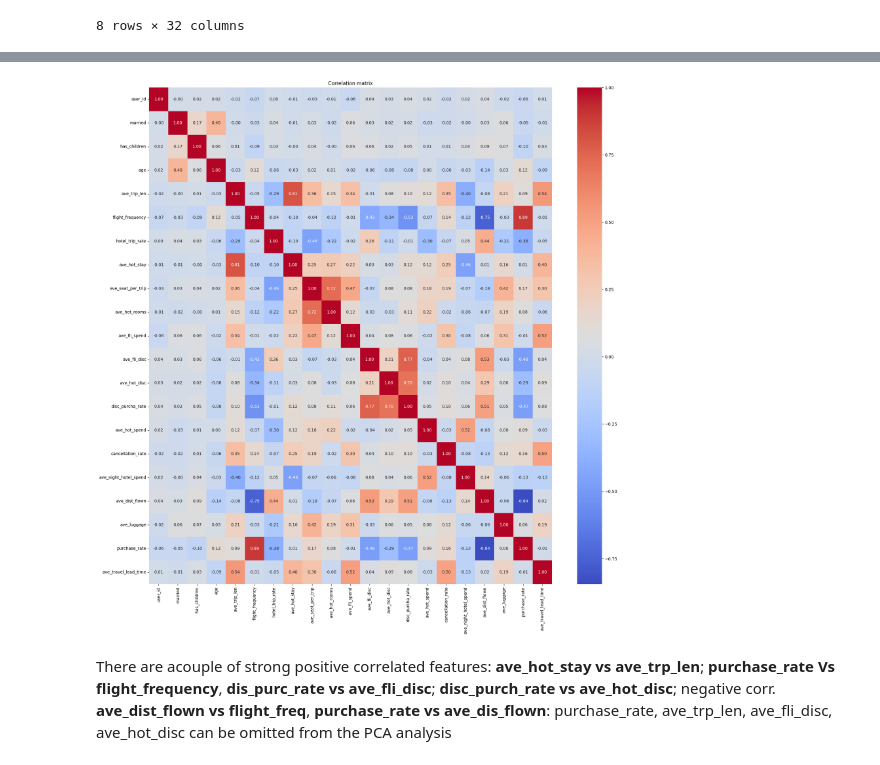
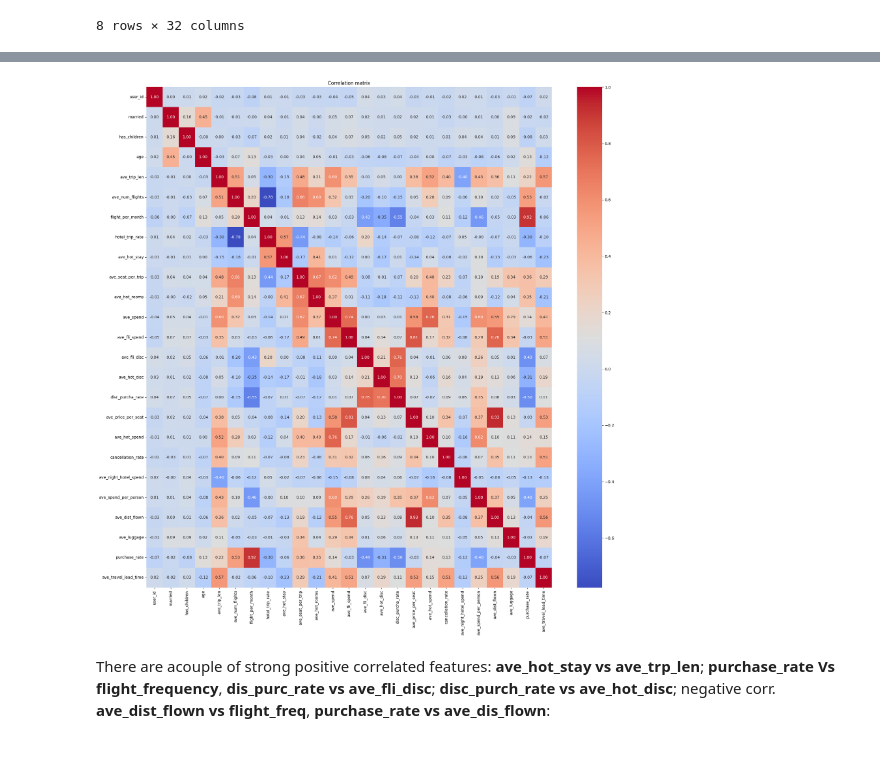
Before and after one commit to derewor/Travel-Tide-project, a Jupyter notebook: TravelTide_project_final.ipynb, the cells around one changed output, grey strips where cells are left out. Saved outputs shown, nothing was run; the diff lists cells and outputs as text; code cells hidden in the pictures.

```diff
--- a/TravelTide_project_final.ipynb
+++ b/TravelTide_project_final.ipynb
@@ -219,18 +205,21 @@ session_grouped = category_session.groupby('user_id').agg({'session_id':'count',
                                                             'flight_discount':'sum',
                                                             'hotel_discount':'sum',
                                                             'flight_booked':'sum',
+                                                            'total_flights':'sum',
                                                             'hotel_booked':'sum',
                                                             'cancellation':'sum',
                                                             'rooms':'sum',
                                                             'hotel_per_room_usd':'sum',
+                                                            'total_hot_spend':'sum',
                                                             'nights_corr':'sum',
                                                             'base_fare_usd':'sum',
                                                             'trip_length':'sum',
                                                             'seats':'sum',
                                                             'checked_bags':'sum',
                                                             'travel_lead_time':'sum',
-                                                            'distance_km':'sum'})
-session_grouped.columns = ['num_session','sum_trips','num_fli_disc','num_hot_disc','num_fli_booked','num_hot_booked','num_cancellation','num_rooms','sum_room_spend','sum_nights',
+                                                            'distance_flown':'sum'})
+session_grouped.columns = ['num_session','sum_trips','num_fli_disc','num_hot_disc','num_fli_booked','total_num_flights','num_hot_booked','num_cancellation','num_rooms',
+                           'sum_room_spend','total_hotel_spend','sum_nights',
                            'sum_fli_spend','sum_trip_length','num_seats','sum_checked_bags','sum_travel_lead_time','total_distance']
 session_grouped.reset_index().head(2)
 # %% [output]
@@ -255,20 +246,23 @@ array([3, 4, 1, 5, 2, 0, 8, 6, 7, 9])
 # %%
 # creating metrics for segmenting customers for perks
 merged_table['ave_trip_len'] = np.round(merged_table['sum_trip_length'] / merged_table['sum_trips'], decimals=2)
-merged_table['flight_frequency'] = np.round(merged_table['sum_trips'] / 7, decimals=2) # 7 is the number of months under this investigation
+merged_table['ave_num_flights'] = np.round(merged_table['total_num_flights'] / merged_table['sum_trips'], decimals=2)
+merged_table['flight_per_month'] = np.round(merged_table['sum_trips'] / 7.0, decimals=2) # 7 is the number of months under this investigation
 merged_table['hotel_trip_rate'] = np.round(merged_table['num_hot_booked'] / merged_table['num_fli_booked'], decimals=2)
-merged_table['ave_hot_stay'] = np.round(merged_table['sum_nights'] / merged_table['sum_trips'], decimals=2)
+merged_table['ave_hot_stay'] = np.round(merged_table['num_hot_booked'] / merged_table['sum_trips'], decimals=2)
 merged_table['ave_seat_per_trip'] = np.round(merged_table['num_seats'] / merged_table['sum_trips'], decimals=2)
 merged_table['ave_hot_rooms'] = np.round(merged_table['num_rooms'] / merged_table['sum_trips'], decimals=2)
-merged_table['ave_spend'] = np.round((merged_table['sum_fli_spend'] + merged_table['sum_room_spend']) / merged_table['sum_trips'], decimals=2)
+merged_table['ave_spend'] = np.round((merged_table['sum_fli_spend'] + merged_table['total_hotel_spend']) / merged_table['sum_trips'], decimals=2)
+merged_table['ave_spend_per_person'] = np.round((merged_table['ave_spend'])  / merged_table['num_seats'], decimals=2)
 merged_table['ave_fli_spend'] = np.round(merged_table['sum_fli_spend'] / merged_table['num_fli_booked'], decimals=2)
-merged_table['ave_hot_spend'] = np.round(merged_table['sum_room_spend'] / merged_table['num_hot_booked'], decimals=2)
+merged_table['ave_hot_spend'] = np.round(merged_table['total_hotel_spend'] / merged_table['num_hot_booked'], decimals=2)
 merged_table['cancellation_rate'] = np.round(merged_table['num_cancellation'] / merged_table['sum_trips'], decimals=2)
 merged_table['ave_night_hotel_spend'] = np.round(merged_table['sum_room_spend'] / merged_table['sum_nights'], decimals=2)
 merged_table['ave_dist_flown'] = np.round(merged_table['total_distance'] / merged_table['num_fli_booked'], decimals=2)
-merged_table['ave_luggage'] = np.round(merged_table['sum_checked_bags'] / merged_table['sum_trips'], decimals=2)
+merged_table['ave_luggage'] = np.round(merged_table['sum_checked_bags'] / merged_table['total_num_flights'], decimals=2)
 merged_table['ave_fli_disc'] = np.round(merged_table['num_fli_disc'] / merged_table['num_fli_booked'], decimals=2)
 merged_table['ave_hot_disc'] = np.round(merged_table['num_hot_disc'] / merged_table['num_hot_booked'], decimals=2)
 merged_table['disc_purcha_rate'] = np.round((merged_table['num_fli_disc'] + merged_table['num_hot_disc']) / merged_table['sum_trips'], decimals=2)
 merged_table['purchase_rate'] = np.round(merged_table['num_fli_booked'] / merged_table['num_session'], decimals=2)
 merged_table['ave_travel_lead_time'] = np.round(merged_table['sum_travel_lead_time'] / merged_table['num_fli_booked'], decimals=2)
+merged_table['ave_price_per_seat'] = np.round(merged_table['sum_fli_spend'] / merged_table['num_seats'], decimals=2)
@@ -296,13 +269,13 @@ dtype: int64
 # %%
-selected_metrics = merged_table[['user_id','married','has_children','age','ave_trip_len','flight_frequency','hotel_trip_rate','ave_hot_stay',
-       'ave_seat_per_trip', 'ave_hot_rooms', 'ave_fli_spend', 'ave_fli_disc', 'ave_hot_disc', 'disc_purcha_rate',
-       'ave_hot_spend', 'cancellation_rate', 'ave_night_hotel_spend',
+selected_metrics = merged_table[['user_id','married','has_children','age','ave_trip_len','ave_num_flights','flight_per_month','hotel_trip_rate','ave_hot_stay',
+       'ave_seat_per_trip', 'ave_hot_rooms', 'ave_spend','ave_fli_spend', 'ave_fli_disc', 'ave_hot_disc', 'disc_purcha_rate', 'ave_price_per_seat',
+       'ave_hot_spend', 'cancellation_rate', 'ave_night_hotel_spend', 'ave_spend_per_person',
        'ave_dist_flown', 'ave_luggage', 'purchase_rate', 'ave_travel_lead_time']]
 # %%
-# The correlation between the individual metrics is important. If strong correlation exists between some metrics, some of them can be dropped
+# The correlation between the individual metrics is important. If strong correlation exists between some metrics, some of them may be dropped
 # without a significant impact on PCA.
 def plotCorrelationMatrix(df, figsize= (19,19)):
-  corr = metrics_final.corr()
+  corr = selected_metrics.corr()
   plt.figure(figsize=figsize)
   sns.heatmap(corr, annot = True, cmap = 'coolwarm', fmt = '.2f', annot_kws = {"size": 10})
   plt.title('Correlation matrix')
@@ -310,9 +283,8 @@ def plotCorrelationMatrix(df, figsize= (19,19)):
 
   plt.show()
 # %%
-plotCorrelationMatrix(selected_metrics, figsize= (19,19))
+plotCorrelationMatrix(selected_metrics, figsize= (20,20))
 # %% [output]
-[figure, old version]
+[figure, new version]
 # %% [markdown]
 There are acouple of strong positive correlated features: **ave_hot_stay vs ave_trp_len**; **purchase_rate Vs flight_frequency**, **dis_purc_rate vs ave_fli_disc**; **disc_purch_rate vs ave_hot_disc**; negative corr. **ave_dist_flown vs flight_freq**, **purchase_rate vs ave_dis_flown**:
-purchase_rate, ave_trp_len, ave_fli_disc, ave_hot_disc can be omitted from the PCA analysis
```
Also changed, not shown: parts of 59 cells of this notebook.
